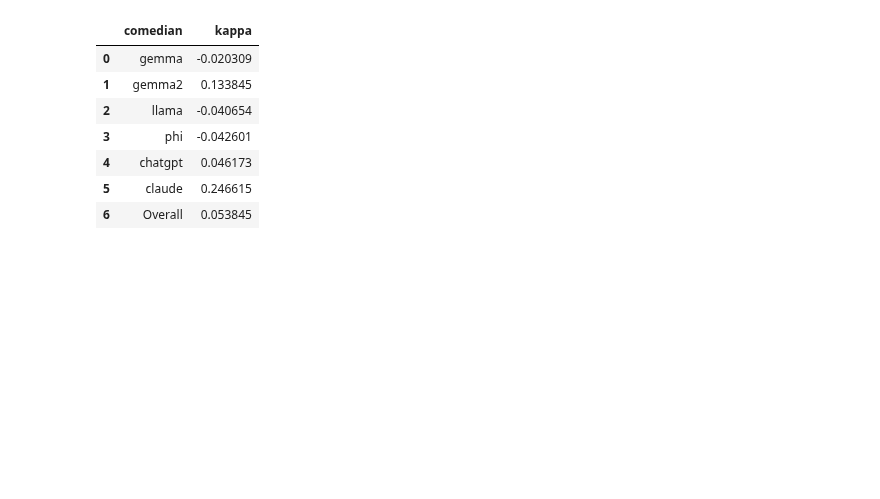
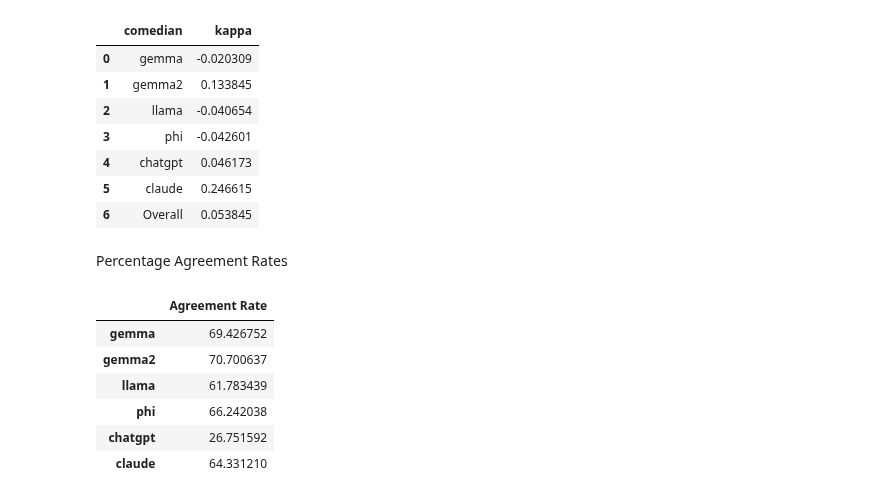
Before and after one commit to swaggirl9000/humor, a Jupyter notebook: experiments/10_human_machine_agreement.ipynb, the cells around one changed output. Saved outputs shown, nothing was run; the diff lists cells and outputs as text; code cells hidden in the pictures; blank space fills up the shorter version.

```diff
--- a/experiments/10_human_machine_agreement.ipynb
+++ b/experiments/10_human_machine_agreement.ipynb
@@ -34,3 +37,23 @@ results_df
 | 4 | chatgpt | 0.046173 |
 | 5 | claude | 0.246615 |
 | 6 | Overall | 0.053845 |
+# %% [markdown]
+Percentage Agreement Rates
+# %%
+agreement_rates = {}
+for model in model_names:
+    matches = (merged_df['human'] == merged_df[model])
+    agreement_rate = matches.mean() * 100
+    agreement_rates[model] = agreement_rate
+
+agreement_df = pd.DataFrame.from_dict(agreement_rates, orient='index', columns=['Agreement Rate'])
+
+agreement_df
+# %% [output]
+|  | Agreement Rate |
+| gemma | 69.426752 |
+| gemma2 | 70.700637 |
+| llama | 61.783439 |
+| phi | 66.242038 |
+| chatgpt | 26.751592 |
+| claude | 64.331210 |
```
Also changed, not shown: parts of 2 cells of this notebook, 1 other file.
